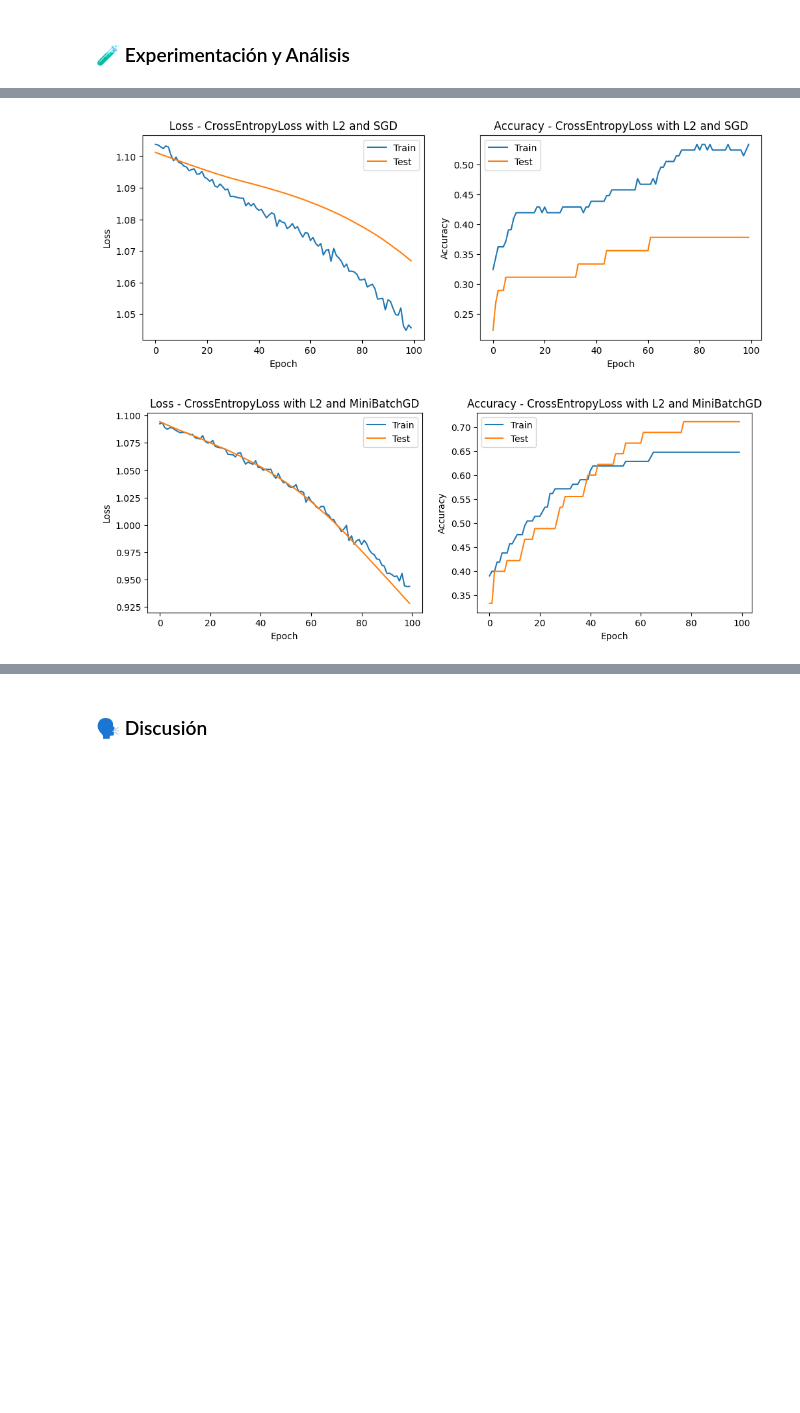
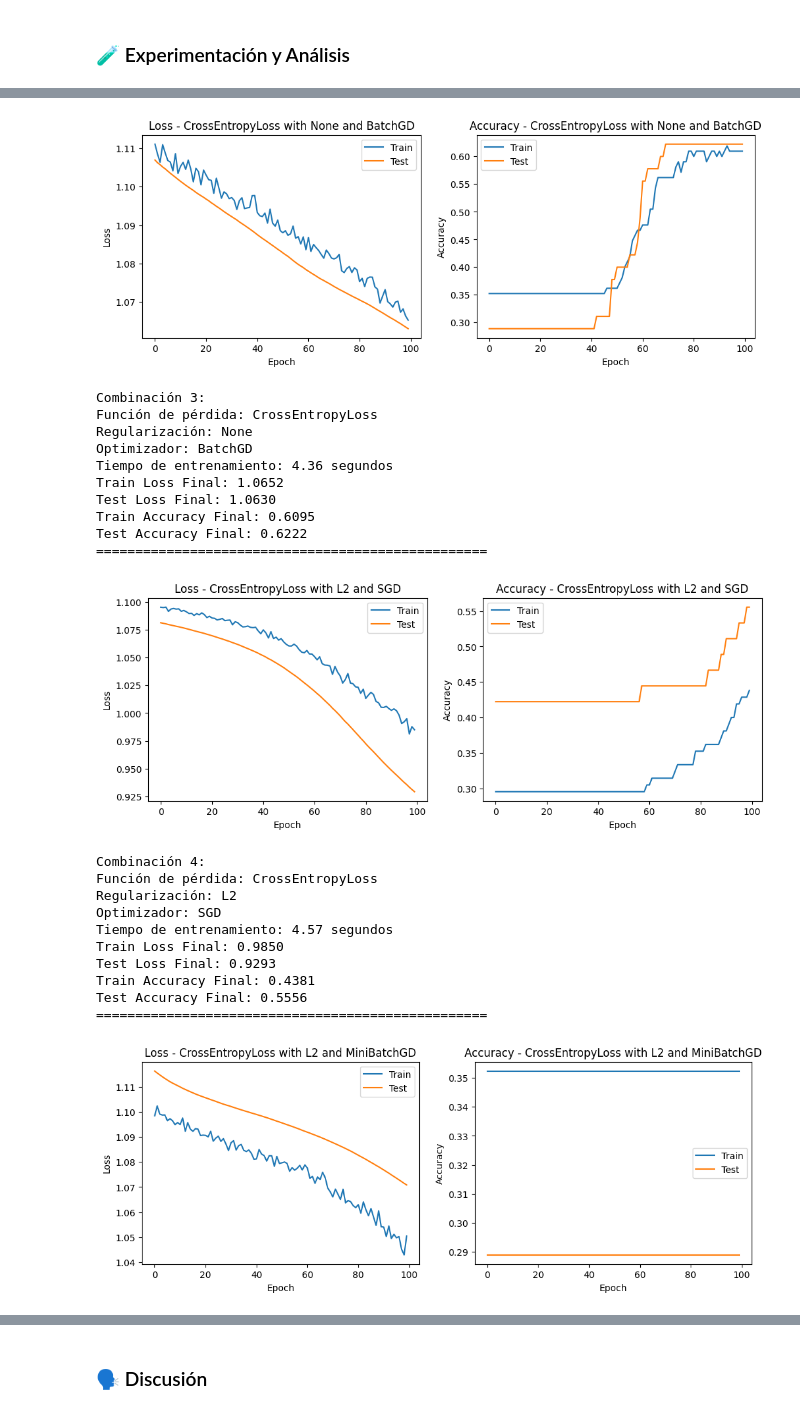
Before and after one commit to MarioGuerra21008/DeepLearning-HDT2, a Jupyter notebook: HDT2.ipynb, the cells around one changed output, grey strips where cells are left out. Saved outputs shown, nothing was run; the diff lists cells and outputs as text; code cells hidden in the pictures; blank space fills up the shorter version.

```diff
--- a/HDT2.ipynb
+++ b/HDT2.ipynb
@@ -400,8 +505,8 @@ for optimizer, result in results.items():
 def experiment_combinations():
     # Definir combinaciones para entrenamiento.
     loss_functions = [nn.CrossEntropyLoss()]
-    regularizations = ['None', 'L2']
-    optimizers = ['SGD', 'MiniBatchGD']
+    regularizations = ['None', 'L2', 'Dropout']
+    optimizers = ['SGD', 'MiniBatchGD', 'BatchGD']
 
     combinations = []
     for loss in loss_functions:
@@ -412,13 +517,29 @@ def experiment_combinations():
     results = []
 
     for loss_fn, reg, optimizer_name in combinations:
+        # Crear el modelo y asegurarse de que esté en el dispositivo adecuado
         model = SimpleFeedforwardNN(input_size, hidden_size1, hidden_size2, output_size).to(device)
 
+        # Añadir Dropout si corresponde
+        if reg == 'Dropout':
+            model.fc1 = nn.Sequential(
+                model.fc1,
+                nn.Dropout(0.5)  # Aplicar Dropout con probabilidad del 50%
+            )
+            model.fc2 = nn.Sequential(
+                model.fc2,
+                nn.Dropout(0.5)  # Aplicar Dropout con probabilidad del 50%
+            )
+
+        # Configuración del optimizador
         if optimizer_name == 'SGD':
             optimizer = optim.SGD(model.parameters(), lr=0.01)
         elif optimizer_name == 'MiniBatchGD':
             optimizer = optim.SGD(model.parameters(), lr=0.01)
+        elif optimizer_name == 'BatchGD':
+            optimizer = optim.SGD(model.parameters(), lr=0.01)
 
+        # Aplicar regularización L2 si está seleccionada
         if reg == 'L2':
             optimizer = optim.SGD(model.parameters(), lr=0.01, weight_decay=0.01)
 
@@ -434,6 +555,9 @@ def experiment_combinations():
             total = 0
 
             for inputs, labels in train_loader:
+                # Mover datos al mismo dispositivo que el modelo
+                inputs, labels = inputs.to(device), labels.to(device)
+
                 optimizer.zero_grad()
                 outputs = model(inputs)
                 loss = loss_fn(outputs, labels)
@@ -456,6 +580,7 @@ def experiment_combinations():
 
             with torch.no_grad():
                 for inputs, labels in test_loader:
+                    inputs, labels = inputs.to(device), labels.to(device)
                     outputs = model(inputs)
                     loss = loss_fn(outputs, labels)
                     test_loss += loss.item()
@@ -482,7 +607,7 @@ def experiment_combinations():
         })
 
     # Graficar los resultados obtenidos.
-    for result in results:
+    for i, result in enumerate(results):
         plt.figure(figsize=(12, 4))
 
         plt.subplot(1, 2, 1)
@@ -504,5 +629,17 @@ def experiment_combinations():
         plt.show()
         print("\n")
 
+        # Imprimir los resultados de cada combinación
+        print(f"Combinación {i + 1}:")
+        print(f"Función de pérdida: {result['loss_fn']}")
+        print(f"Regularización: {result['regularization']}")
+        print(f"Optimizador: {result['optimizer']}")
+        print(f"Tiempo de entrenamiento: {result['time']:.2f} segundos")
+        print(f"Train Loss Final: {result['train_loss'][-1]:.4f}")
+        print(f"Test Loss Final: {result['test_loss'][-1]:.4f}")
+        print(f"Train Accuracy Final: {result['train_acc'][-1]:.4f}")
+        print(f"Test Accuracy Final: {result['test_acc'][-1]:.4f}")
+        print("="*50)  # Separador entre combinaciones para mayor claridad
+
 experiment_combinations()
 # %% [output]
@@ -511,2 +668,23 @@ experiment_combinations()
-[figure, old version]
+[figure, new version]
+Combinación 3:
+Función de pérdida: CrossEntropyLoss
+Regularización: None
+Optimizador: BatchGD
+Tiempo de entrenamiento: 4.36 segundos
+Train Loss Final: 1.0652
+Test Loss Final: 1.0630
+Train Accuracy Final: 0.6095
+Test Accuracy Final: 0.6222
+==================================================
-[figure, old version]
+[figure, new version]
+Combinación 4:
+Función de pérdida: CrossEntropyLoss
+Regularización: L2
+Optimizador: SGD
+Tiempo de entrenamiento: 4.57 segundos
+Train Loss Final: 0.9850
+Test Loss Final: 0.9293
+Train Accuracy Final: 0.4381
+Test Accuracy Final: 0.5556
+==================================================
+[figure, added]
```
Also changed, not shown: parts of 9 cells of this notebook.
